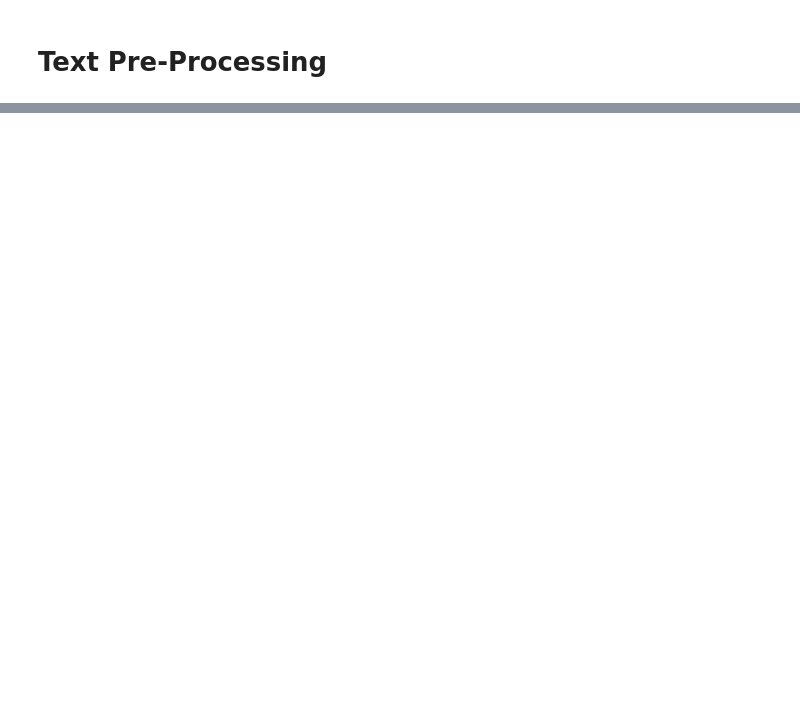
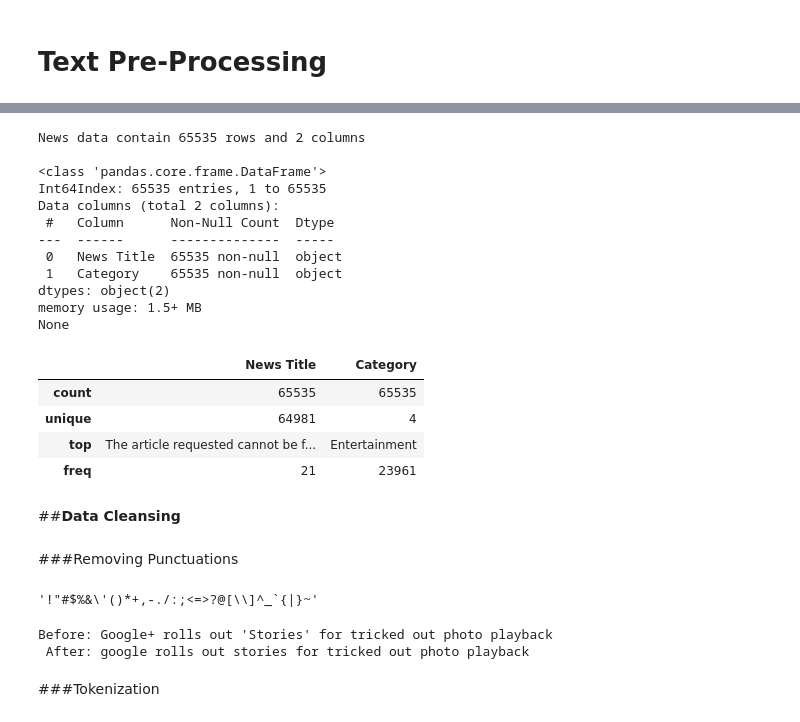
Before and after one commit to frfusch21/Data-Science-Modul, a Jupyter notebook: Data_Pre_Processing_II.ipynb, the cells around one changed output, grey strips where cells are left out. Saved outputs shown, nothing was run; the diff lists cells and outputs as text; code cells hidden in the pictures; blank space fills up the shorter version.

```diff
--- a/Data_Pre_Processing_II.ipynb
+++ b/Data_Pre_Processing_II.ipynb
@@ -173,0 +213,43 @@ NameError: ignored
+# %%
+print("News data contain {} rows and {} columns \n".format(news_data.shape[0], news_data.shape[1]))
+print(news_data.info(), '\n')
+news_data.describe()
+# %% [output]
+News data contain 65535 rows and 2 columns
+
+<class 'pandas.core.frame.DataFrame'>
+Int64Index: 65535 entries, 1 to 65535
+Data columns (total 2 columns):
+ #   Column      Non-Null Count  Dtype
+---  ------      --------------  -----
+ 0   News Title  65535 non-null  object
+ 1   Category    65535 non-null  object
+dtypes: object(2)
+memory usage: 1.5+ MB
+None
+|  | News Title | Category |
+| count | 65535 | 65535 |
+| unique | 64981 | 4 |
+| top | The article requested cannot be f... | Entertainment |
+| freq | 21 | 23961 |
+# %% [markdown]
+##**Data Cleansing**
+# %% [markdown]
+###Removing Punctuations
+# %%
+#list of punctuations
+string.punctuation
+# %% [output]
+'!"#$%&\'()*+,-./:;<=>?@[\\]^_`{|}~'
+# %%
+# example of taking out punctuations
+nopunc = [char for char in news_data['News Title'][1] if char not in string.punctuation]
+nopunc = ''.join(nopunc)
+nopunc = nopunc.lower()
+
+print("Before: {} \n After: {}".format(news_data['News Title'][1], nopunc))
+# %% [output]
+Before: Google+ rolls out 'Stories' for tricked out photo playback
+ After: google rolls out stories for tricked out photo playback
+# %% [markdown]
+###Tokenization
```
Also changed, not shown: parts of 32 cells of this notebook.
